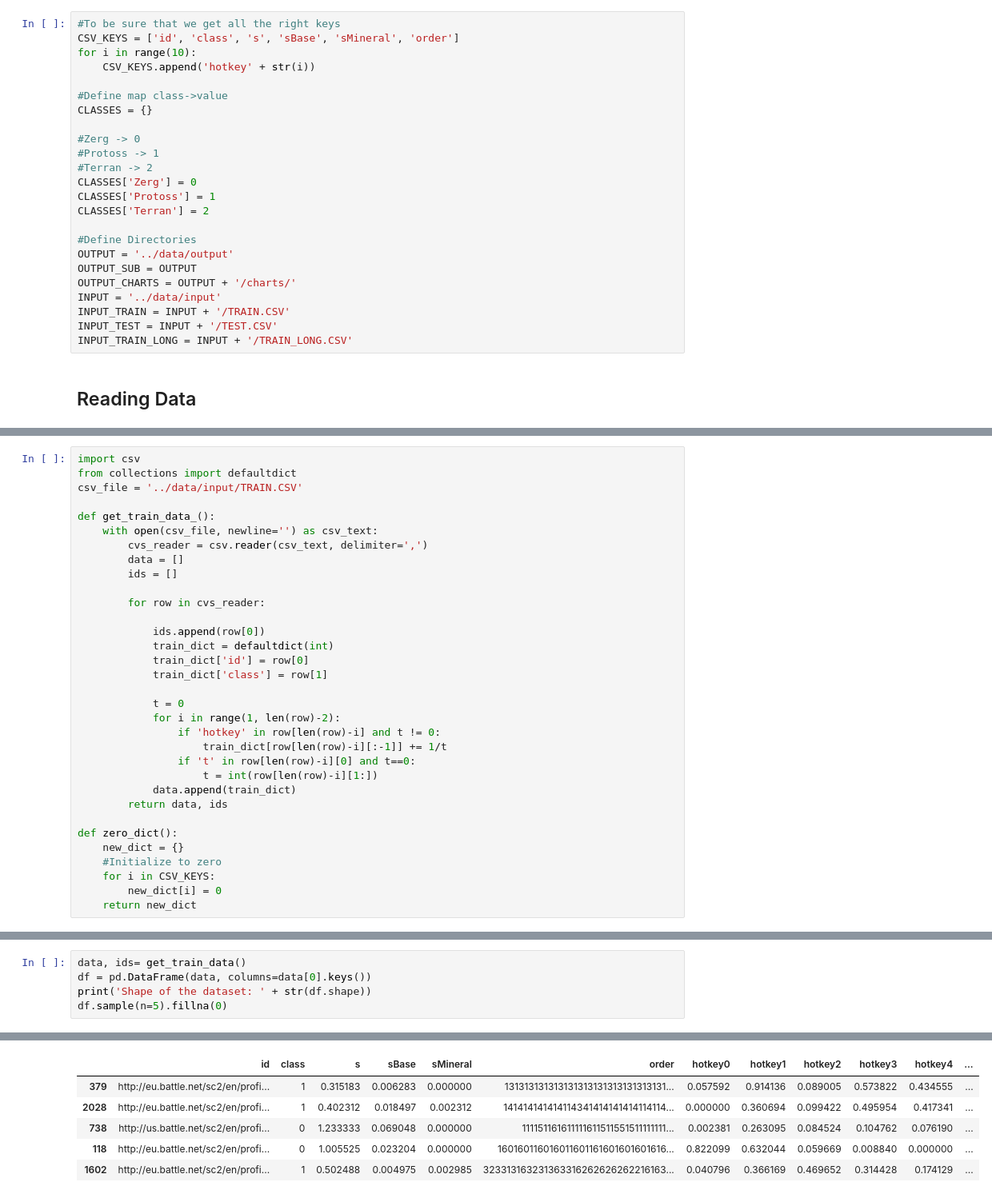
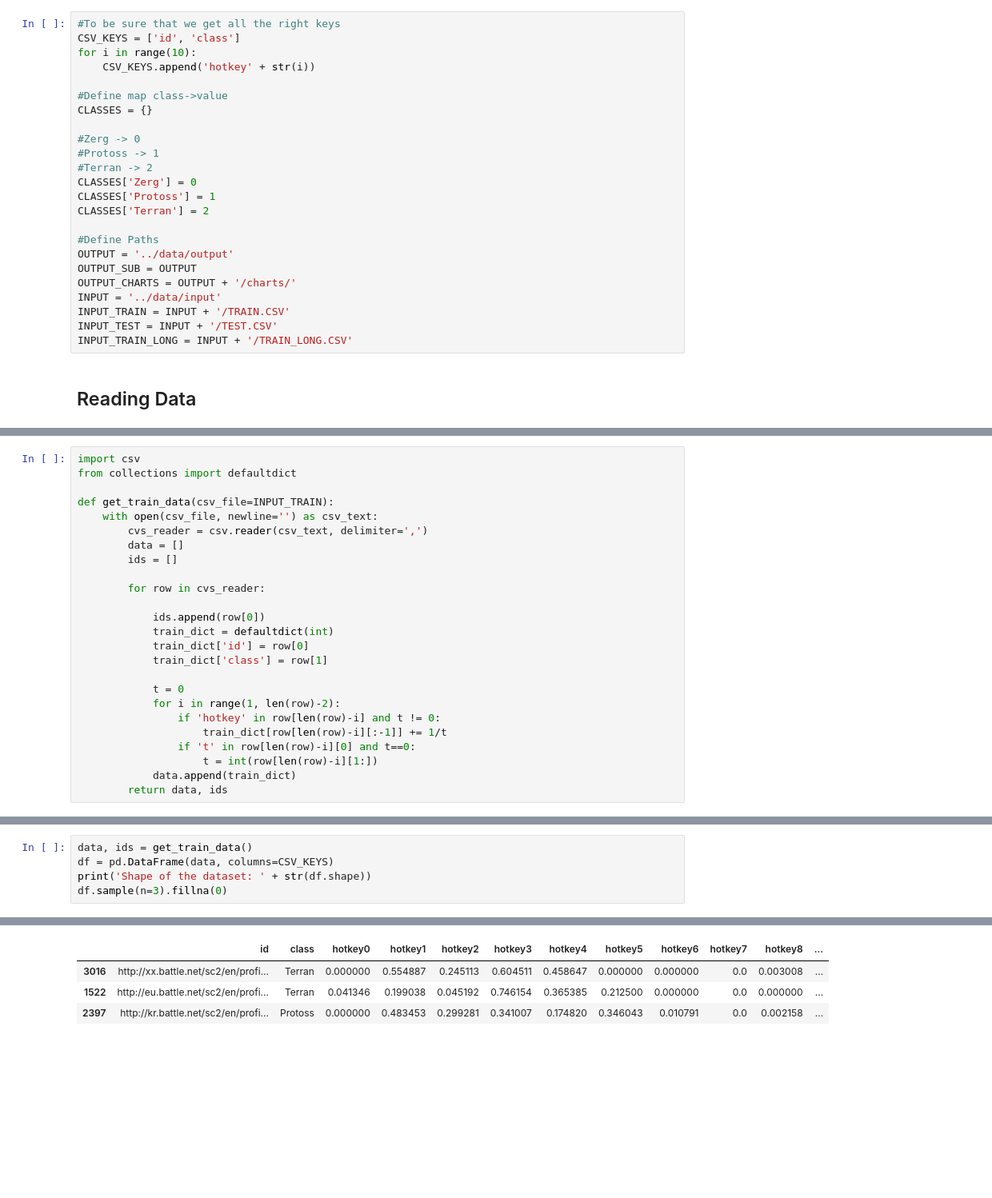
Before and after one commit to AguPereyra/StarcraftDataMiner, a Jupyter notebook: kernel/EDA.ipynb, the cells around one changed output, grey strips where cells are left out. Shown: that part at 80% size. Cells and saved outputs as stored; diff of their text form; blank space fills up the shorter version.

```diff
--- a/kernel/EDA.ipynb
+++ b/kernel/EDA.ipynb
@@ -20,6 +22,6 @@ import re
 # %%
 #To be sure that we get all the right keys
-CSV_KEYS = ['id', 'class', 's', 'sBase', 'sMineral', 'order']
+CSV_KEYS = ['id', 'class']
 for i in range(10):
     CSV_KEYS.append('hotkey' + str(i))
 
@@ -33,7 +35,7 @@ CLASSES['Zerg'] = 0
 CLASSES['Protoss'] = 1
 CLASSES['Terran'] = 2
 
-#Define Directories
+#Define Paths
 OUTPUT = '../data/output'
 OUTPUT_SUB = OUTPUT
 OUTPUT_CHARTS = OUTPUT + '/charts/'
@@ -46,9 +50,8 @@ INPUT_TRAIN_LONG = INPUT + '/TRAIN_LONG.CSV'
 # %%
 import csv
 from collections import defaultdict
-csv_file = '../data/input/TRAIN.CSV'
 
-def get_train_data_():
+def get_train_data(csv_file=INPUT_TRAIN):
     with open(csv_file, newline='') as csv_text:
         cvs_reader = csv.reader(csv_text, delimiter=',')
         data = []
@@ -69,10 +72,3 @@ def get_train_data_():
                     t = int(row[len(row)-i][1:])
             data.append(train_dict)
         return data, ids
-
-def zero_dict():
-    new_dict = {}
-    #Initialize to zero
-    for i in CSV_KEYS:
-        new_dict[i] = 0
-    return new_dict
@@ -79,6 +77,6 @@ def zero_dict():
 # %%
-data, ids= get_train_data()
-df = pd.DataFrame(data, columns=data[0].keys())
+data, ids = get_train_data()
+df = pd.DataFrame(data, columns=CSV_KEYS)
 print('Shape of the dataset: ' + str(df.shape))
-df.sample(n=5).fillna(0)
+df.sample(n=3).fillna(0)
 # %% [output]
@@ -86,6 +84,4 @@ Shape of the dataset: (3052, 16)
-|  | id | class | s | sBase | sMineral | order | hotkey0 | hotkey1 | hotkey2 | hotkey3 | hotkey4 | ... |
-| 379 | http://eu.battle.net/sc2/en/profi... | 1 | 0.315183 | 0.006283 | 0.000000 | 131313131313131313131313131313131... | 0.057592 | 0.914136 | 0.089005 | 0.573822 | 0.434555 | ... |
-| 2028 | http://eu.battle.net/sc2/en/profi... | 1 | 0.402312 | 0.018497 | 0.002312 | 141414141414114341414141414114114... | 0.000000 | 0.360694 | 0.099422 | 0.495954 | 0.417341 | ... |
-| 738 | http://us.battle.net/sc2/en/profi... | 0 | 1.233333 | 0.069048 | 0.000000 | 111151161611111611511551511111111... | 0.002381 | 0.263095 | 0.084524 | 0.104762 | 0.076190 | ... |
-| 118 | http://eu.battle.net/sc2/en/profi... | 0 | 1.005525 | 0.023204 | 0.000000 | 160160116016011601161601601601616... | 0.822099 | 0.632044 | 0.059669 | 0.008840 | 0.000000 | ... |
-| 1602 | http://eu.battle.net/sc2/en/profi... | 1 | 0.502488 | 0.004975 | 0.002985 | 323313163231363316262626262216163... | 0.040796 | 0.366169 | 0.469652 | 0.314428 | 0.174129 | ... |
+|  | id | class | hotkey0 | hotkey1 | hotkey2 | hotkey3 | hotkey4 | hotkey5 | hotkey6 | hotkey7 | hotkey8 | ... |
+| 3016 | http://xx.battle.net/sc2/en/profi... | Terran | 0.000000 | 0.554887 | 0.245113 | 0.604511 | 0.458647 | 0.000000 | 0.000000 | 0.0 | 0.003008 | ... |
+| 1522 | http://eu.battle.net/sc2/en/profi... | Terran | 0.041346 | 0.199038 | 0.045192 | 0.746154 | 0.365385 | 0.212500 | 0.000000 | 0.0 | 0.000000 | ... |
+| 2397 | http://kr.battle.net/sc2/en/profi... | Protoss | 0.000000 | 0.483453 | 0.299281 | 0.341007 | 0.174820 | 0.346043 | 0.010791 | 0.0 | 0.002158 | ... |
```
Also changed, not shown: parts of 41 cells of this notebook.
